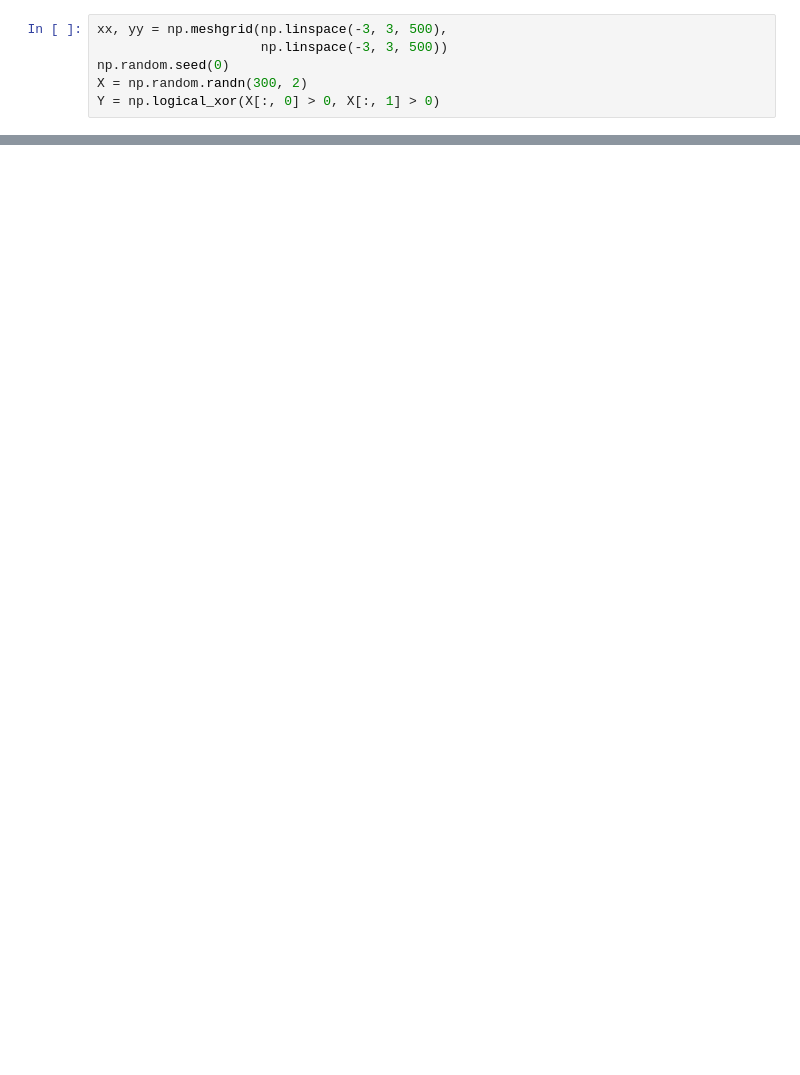
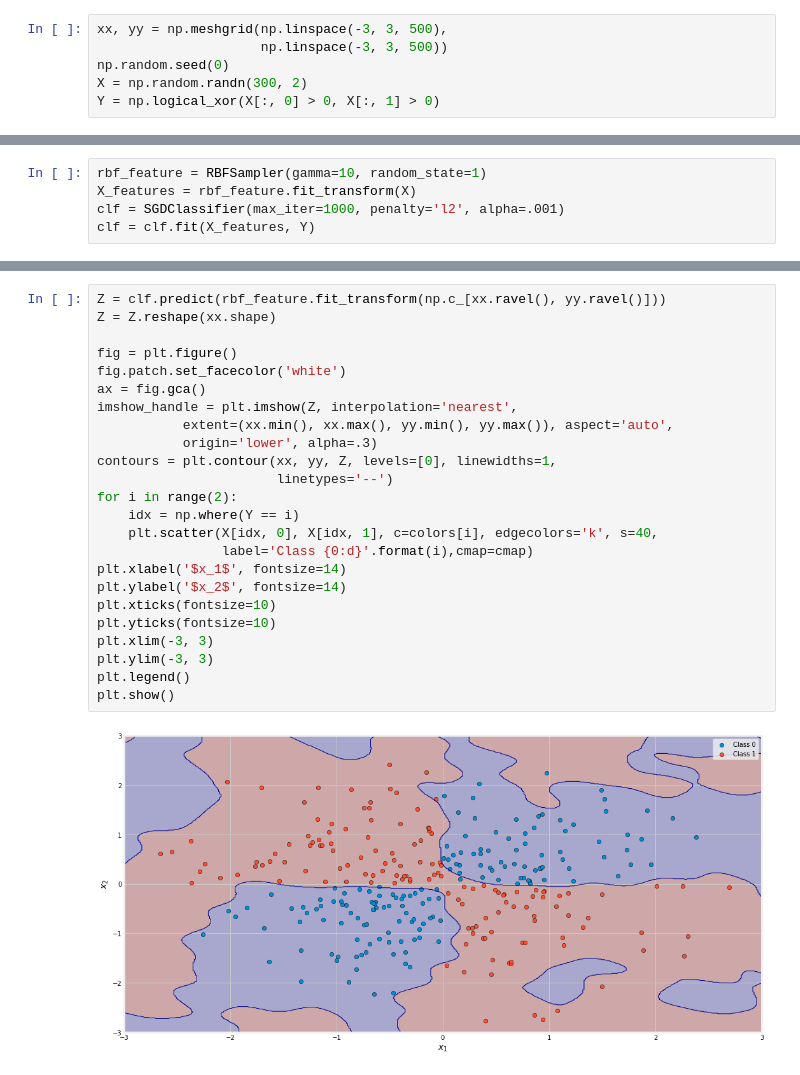
Before and after one commit to tvml/ml1819, a Jupyter notebook: codici/svm_xor.ipynb, the cells around one changed output, grey strips where cells are left out. Saved outputs shown, nothing was run; the diff lists cells and outputs as text; blank space fills up the shorter version.

```diff
--- a/codici/svm_xor.ipynb
+++ b/codici/svm_xor.ipynb
@@ -104,0 +106,5 @@ Accuracy: 96.33333
+# %%
+rbf_feature = RBFSampler(gamma=10, random_state=1)
+X_features = rbf_feature.fit_transform(X)
+clf = SGDClassifier(max_iter=1000, penalty='l2', alpha=.001)
+clf = clf.fit(X_features, Y)
@@ -104,0 +115,26 @@ Accuracy: 96.33333
+# %%
+Z = clf.predict(rbf_feature.fit_transform(np.c_[xx.ravel(), yy.ravel()]))
+Z = Z.reshape(xx.shape)
+
+fig = plt.figure()
+fig.patch.set_facecolor('white')
+ax = fig.gca()
+imshow_handle = plt.imshow(Z, interpolation='nearest',
+           extent=(xx.min(), xx.max(), yy.min(), yy.max()), aspect='auto',
+           origin='lower', alpha=.3)
+contours = plt.contour(xx, yy, Z, levels=[0], linewidths=1,
+                       linetypes='--')
+for i in range(2):
+    idx = np.where(Y == i)
+    plt.scatter(X[idx, 0], X[idx, 1], c=colors[i], edgecolors='k', s=40,
+                label='Class {0:d}'.format(i),cmap=cmap)
+plt.xlabel('$x_1$', fontsize=14)
+plt.ylabel('$x_2$', fontsize=14)
+plt.xticks(fontsize=10)
+plt.yticks(fontsize=10)
+plt.xlim(-3, 3)
+plt.ylim(-3, 3)
+plt.legend()
+plt.show()
+# %% [output]
+[figure, added]
```
Also changed, not shown: parts of 8 cells of this notebook, 8 other files.
